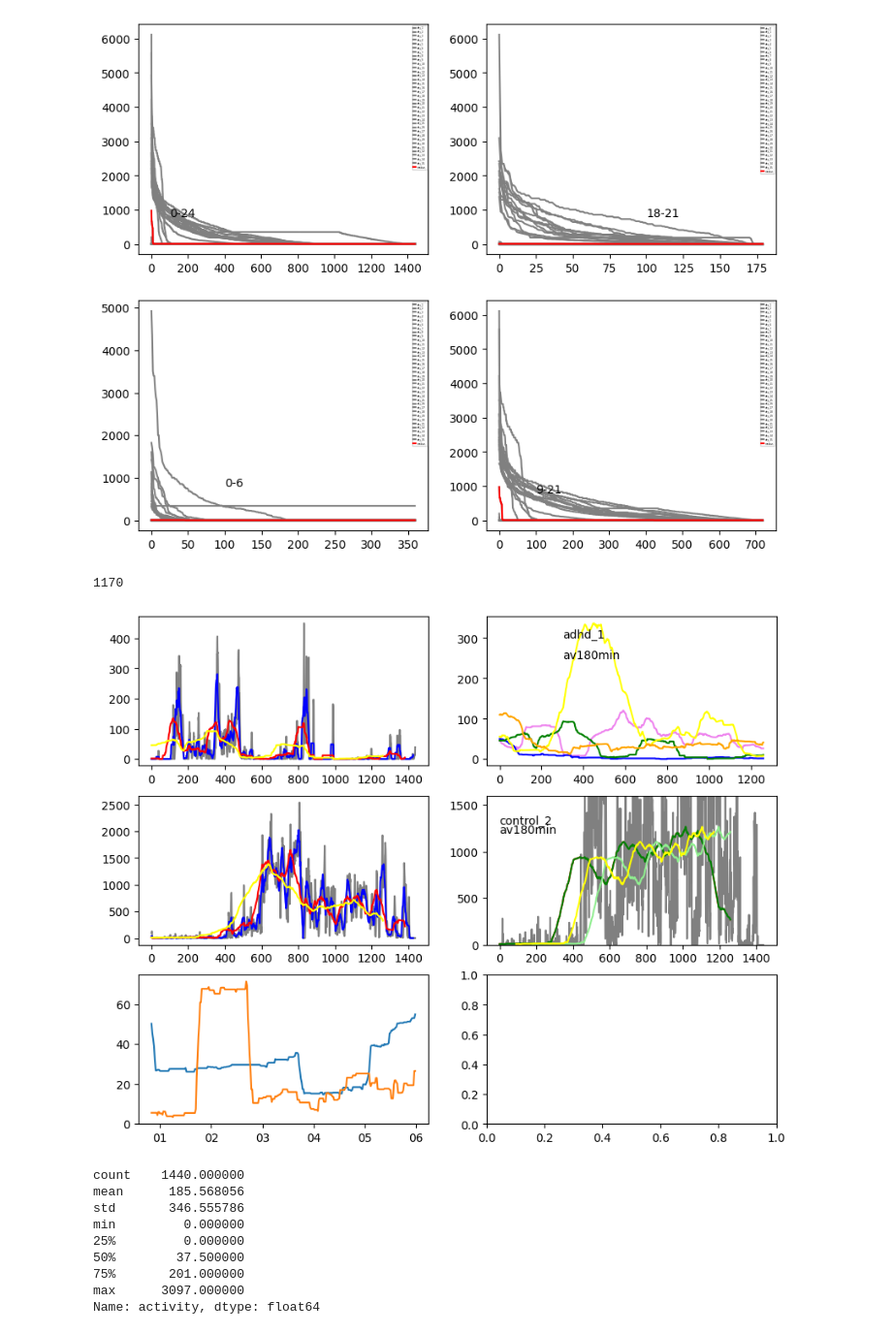
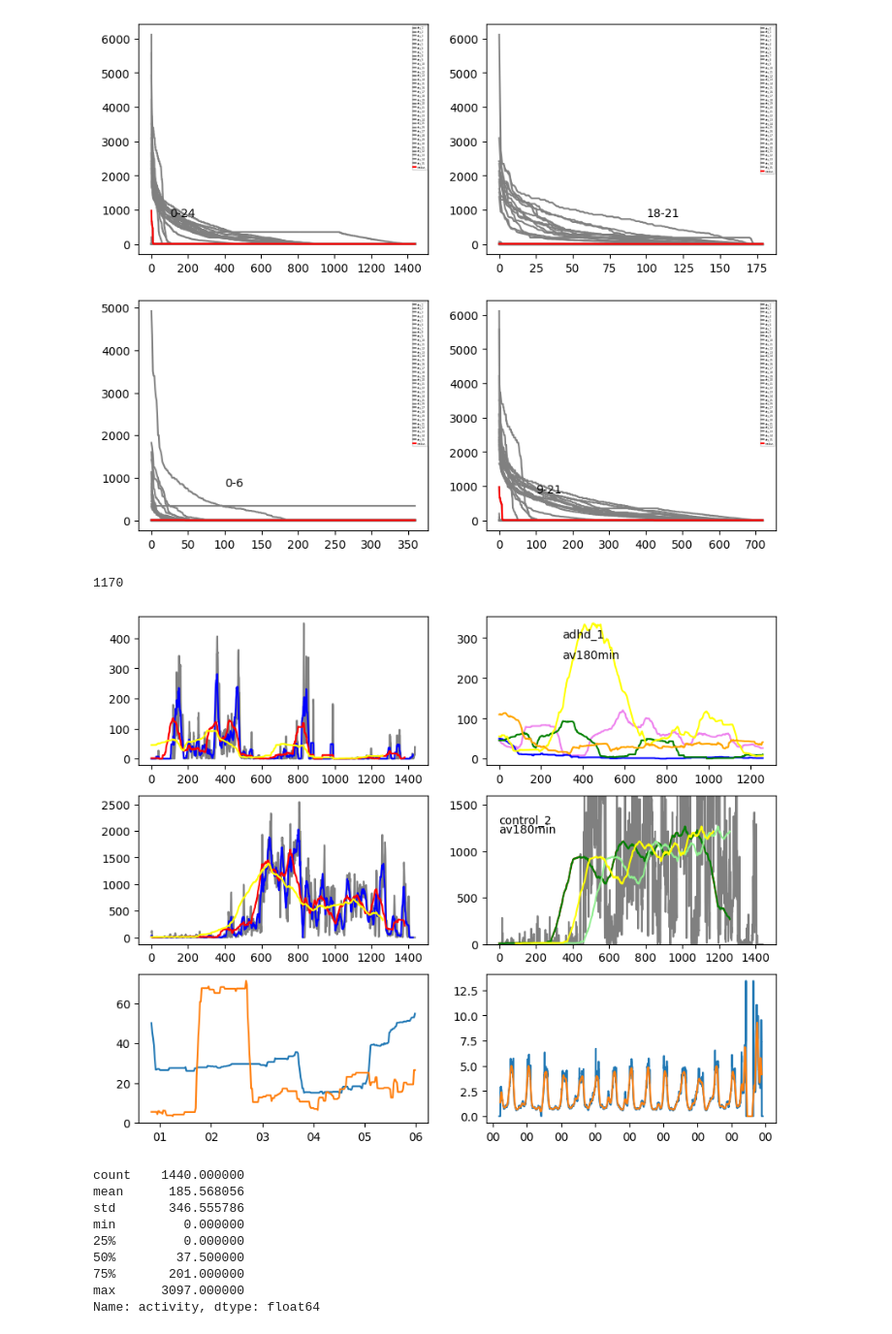
Before and after one commit to clemante/Hallo_DPP, a Jupyter notebook: notebooks/test_class.ipynb, the cells around one changed output. Shown at 97% size. Cells and saved outputs as stored; diff of their text form; code cells hidden in the pictures.

Commit message:
Found very good way to distinguish between day-activity, night-sleep and not-wearing actimeter. Potential to determine length and depth of sleep.

```diff
--- a/notebooks/test_class.ipynb
+++ b/notebooks/test_class.ipynb
@@ -99,34 +101,61 @@ ax[1,1].text(0,1200,'av180min')
 
 activity=p.activity.activity_day_from_to_hour(day=6,start_hour=0, end_hour=24)
 ax[1,1].plot(list(activity.iloc[:,1]), color = 'grey')
 forward=[]
 backward=[]
 window=180
 dayminutes=1440
 last_i = dayminutes-window
 for i in range(last_i):
     forward.append(activity.iloc[i:i+window,1].mean())
     if i<window:
         backward.append(np.nan)
     else:
         backward.append(activity.iloc[i-window:i,1].mean())
 ax[1,1].plot(forward, color='green')
 ax[1,1].plot(backward, color='lightgreen')
 centered = backward[window//2:]
 print(len(centered))
 ax[1,1].plot(centered, color='yellow')
 ax[1,1].set_ylim(0,1600)
 day6 = p.activity.activity_timeseries.iloc[6*1440:8*1440,:]
 day6 = p.activity.activity_timeseries.iloc[13*710:13*720+180,:]
 #day6["time"] = pd.to_datetime(day6["timestamp"]).dt.time
 ax[2,0].plot(day6.loc[:,'timestamp'], day6.loc[:,'smo180'])
 ax[2,0].plot(day6.loc[:,'timestamp'], day6.loc[:,'smo60'])
 import matplotlib.dates as mdates
 
 ax[2,0].xaxis.set_major_formatter(mdates.DateFormatter("%H"))
+
+pat = 'adhd_49'
+pat = 'clinical_37'
+pat = 'control_15'
+#pat = 'depression_18'
+#pat = 'schizophrenia_11'
+p = PMADataADHDKaggle(pat)
+acty = p.activity.activity_timeseries
+
+#acty.loc[:,'smo180ratio'] = 0 if acty.loc[:,'smo180'].item() == 0 else acty.loc[:,'smo180std']/acty.loc[:,'smo180']
+#acty.loc[:,'smo180ratio'] = ((acty.loc[:,'smo180std']/acty.loc[:,'smo180'])
+                             #.where(acty.loc[:,'smo180'] != 0)
+                             #.fillna(0))
+#acty.loc[:,'smo60ratio'] = ((acty.loc[:,'smo60std']/acty.loc[:,'smo60'])
+                             #.where(acty.loc[:,'smo60'] != 0)
+                             #.fillna(0))
+
+#ax[2,1].plot(acty.loc[:,'timestamp'], acty.loc[:,'smo60std']/acty.loc[:,'smo60'])
+#ax[2,1].plot(acty.loc[:,'timestamp'], acty.loc[:,'smo180std']/acty.loc[:,'smo180'])
+#ax[2,1].plot(acty.loc[:,'timestamp'], acty.loc[:,'smo60ratio'])
+ax[2,1].plot(acty.loc[:,'timestamp'], acty.loc[:,'smo180ratio'])
+ax[2,1].plot(acty.loc[:,'timestamp'], acty.loc[:,'smo180ratio'].rolling(window=180, center=True)
+                .mean())
+
+import matplotlib.dates as mdates
+
+ax[2,1].xaxis.set_major_formatter(mdates.DateFormatter("%H"))
 # %% [output]
 1170
-[figure, old version]
+[figure, new version]
 # %%
 # user,      mean,             sd,               pctZeros,         median, q25, q75,class
 # control_1, 185.568055555556, 346.555785796322, 38.6805555555556, 37.5,   0,   201,control
```
Also changed, not shown: parts of 1 cell of this notebook, 2 other files.
